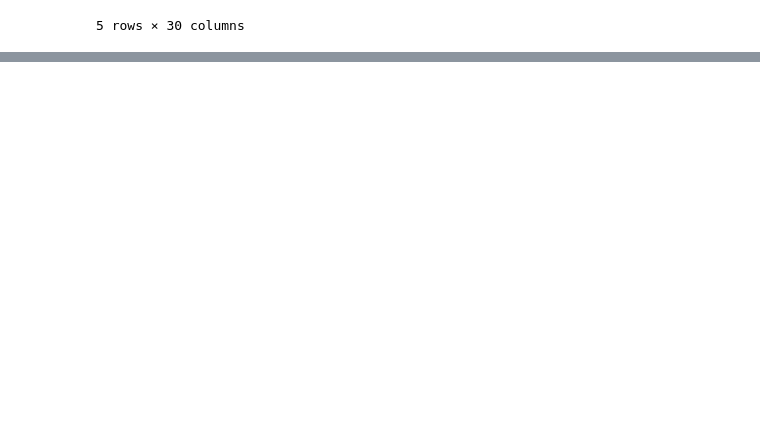
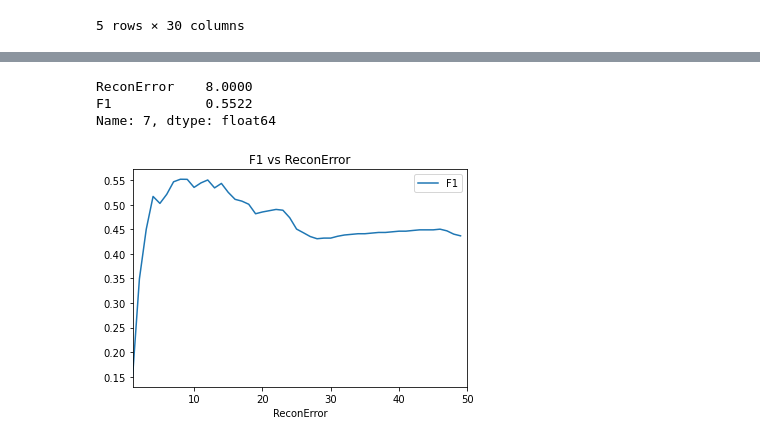
Before and after one commit to DaniloJ97/anomaly_detection, a Jupyter notebook: anomaly_detection.ipynb, the cells around one changed output, grey strips where cells are left out. Drawn from its saved outputs; the diff is of its cells as text; code cells hidden in the pictures; blank space fills up the shorter version.

```diff
--- a/anomaly_detection.ipynb
+++ b/anomaly_detection.ipynb
@@ -243,0 +481,15 @@ credit_cards_standardized2=scl.fit_transform(credit_cards_copy) #alternative way
+# %%
+autoencoder_predictions_valid = autoencoder.predict(X_valid)
+
+autoencoder_mse_valid= np.mean(np.power(X_valid - autoencoder_predictions_valid, 2), axis=1)
+error_df = pd.DataFrame({'reconstruction_error': autoencoder_mse_valid,
+                        'true_class': y_valid})
+print('mean error of recon on TEST', round(error_df.reconstruction_error.mean(),2))
+
+
+ReconError = 4.0
+
+pred = [1 if e > ReconError else 0 for e in error_df.reconstruction_error.values]
+
+f = f1_score(y_valid, pred, average='binary')
+print("F1 score on test", round(f,4), " with reconstruction error  ", ReconError)
@@ -243,0 +499,13 @@ credit_cards_standardized2=scl.fit_transform(credit_cards_copy) #alternative way
+# %%
+minRE = 1
+maxRE = 50
+
+RE_list = []
+
+for TryRE in range(minRE,maxRE):
+    pred = [1 if e > TryRE else 0 for e in error_df.reconstruction_error.values]
+    f = f1_score(y_valid, pred, average='binary')
+    RE_list.append([TryRE, round(f,4)])
+
+RE_F1_df= pd.DataFrame(RE_list, columns = ['ReconError', 'F1'])
+RE_F1_df.head()
@@ -243,0 +519,13 @@ credit_cards_standardized2=scl.fit_transform(credit_cards_copy) #alternative way
+# %%
+RE_F1_df.loc[RE_F1_df['F1'].idxmax()]
+# %% [output]
+ReconError    8.0000
+F1            0.5522
+Name: 7, dtype: float64
+# %%
+RE_F1_df.plot.line("ReconError","F1")
+plt.xlim(1, 50)
+plt.title("F1 vs ReconError")
+plt.show()
+# %% [output]
+[figure, added]
```
Also changed, not shown: parts of 26 cells of this notebook.
